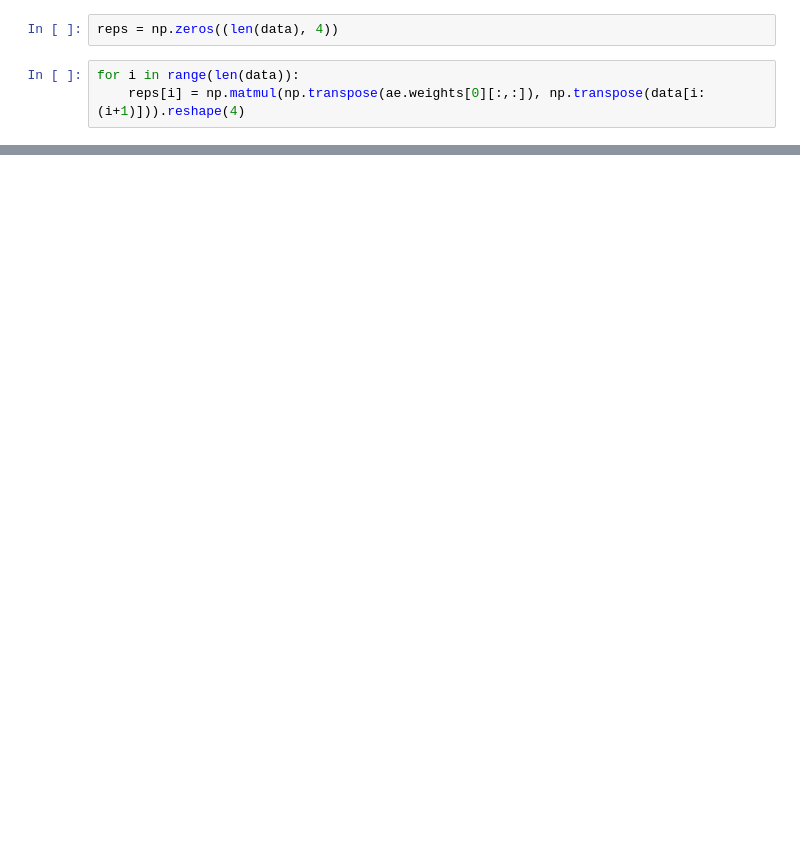
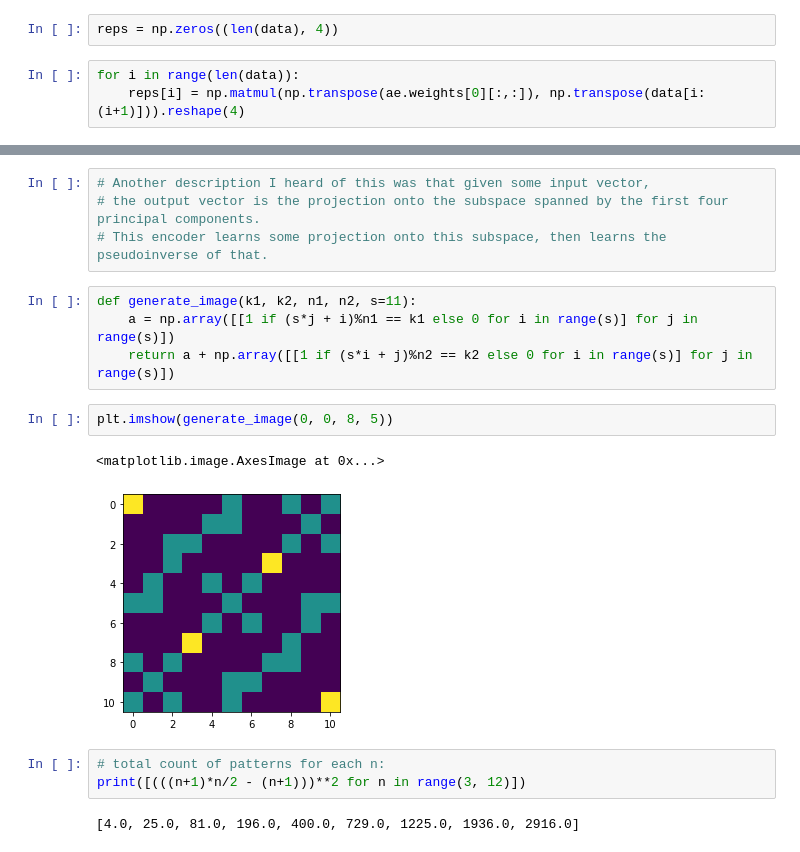
Before and after one commit to SeanScripts/autoencoder, a Jupyter notebook: autoencoders.ipynb, the cells around one changed output, grey strips where cells are left out. Cells and saved outputs as stored; diff of their text form; blank space fills up the shorter version.

```diff
--- a/autoencoders.ipynb
+++ b/autoencoders.ipynb
@@ -127,0 +136,18 @@ plt.scatter(reps[:,0], reps[:,2])
+# %%
+# Another description I heard of this was that given some input vector,
+# the output vector is the projection onto the subspace spanned by the first four principal components.
+# This encoder learns some projection onto this subspace, then learns the pseudoinverse of that.
+# %%
+def generate_image(k1, k2, n1, n2, s=11):
+    a = np.array([[1 if (s*j + i)%n1 == k1 else 0 for i in range(s)] for j in range(s)])
+    return a + np.array([[1 if (s*i + j)%n2 == k2 else 0 for i in range(s)] for j in range(s)])
+# %%
+plt.imshow(generate_image(0, 0, 8, 5))
+# %% [output]
+<matplotlib.image.AxesImage at 0x...>
+[figure, added]
+# %%
+# total count of patterns for each n:
+print([(((n+1)*n/2 - (n+1)))**2 for n in range(3, 12)])
+# %% [output]
+[4.0, 25.0, 81.0, 196.0, 400.0, 729.0, 1225.0, 1936.0, 2916.0]
```
Also changed, not shown: parts of 24 cells of this notebook.
